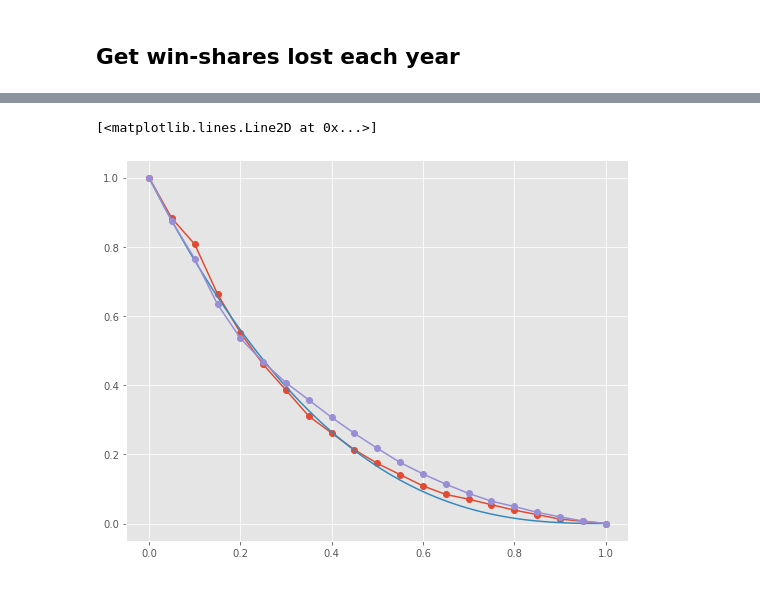
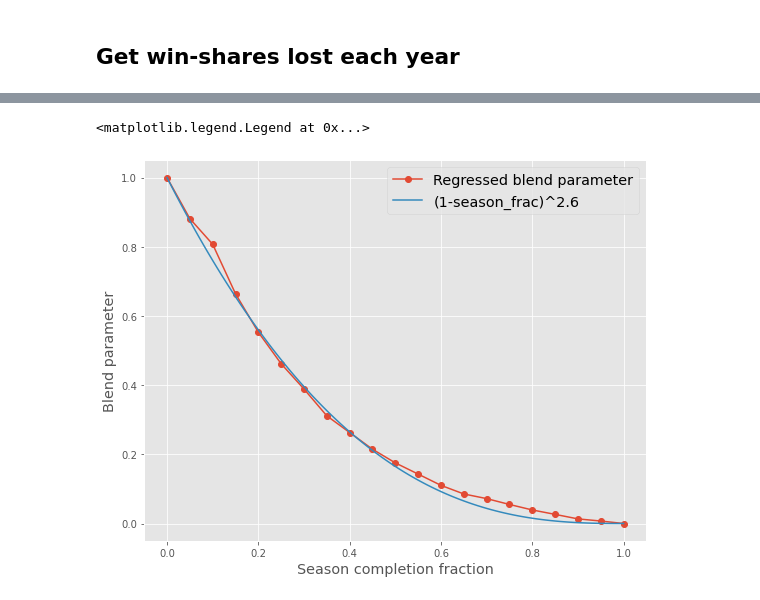
Before and after one commit to bjmarsh/WatchCBB, a Jupyter notebook: notebooks/preseason_prediction.ipynb, the cells around one changed output, grey strips where cells are left out. Saved outputs shown, nothing was run; the diff lists cells and outputs as text; code cells hidden in the pictures.

```diff
--- a/notebooks/preseason_prediction.ipynb
+++ b/notebooks/preseason_prediction.ipynb
@@ -230,8 +241,7 @@ df['recruit_score'] = df.rsci_recruit_points
 # df.recruit_score = 0.532/(df.recruit_score - 0.765)**0.436
 # df.recruit_score = np.log10(df.recruit_score+1)
 
-df_tmp = df
-# df_tmp = df.loc[df.rsci_recruit_points > 0]
+df_tmp = df[df.year != PREDICT_YEAR]
 
 models = {
     "linreg_baseline" : ['yearm1_eff'],
@@ -243,7 +253,7 @@ models = {
     "xgb2" : ['yearm1_eff','yearm2_eff','wshares_lost','wshares_transfer','recruit_score'],
 }
 model_scores = defaultdict(list)
-years = sorted(df.year.unique())
+years = sorted(df_tmp.year.unique())
 NVALID = 1
 start_years = years[:len(years)-NVALID+1:NVALID]
 for start_valid in start_years:
@@ -276,6 +286,8 @@ for name,scores in sorted(model_scores.items(), key=lambda x:np.mean(x[1]), reve
     print(f'{np.mean(scores):.2f} {name}')
     plt.errorbar(xs+NVALID/2.0, scores, xerr=NVALID/2.0, fmt='o', lw=2, label=name)
 plt.gca().set_xlim(2010,2021)
+plt.xlabel('validation year')
+plt.ylabel('Root mean squared error')
 plt.legend()
 # %% [output]
 linreg_baseline [0.82268595] 0.06170868892096781
@@ -346,11 +358,11 @@ Fitting 3 folds for each of 270 candidates, totalling 810 fits
 # %%
 cols = ['yearm1_eff','yearm2_eff','wshares_lost','wshares_transfer','recruit_score']
-# MODEL = LinearRegression()
-MODEL = XGBRegressor(learning_rate=0.05, max_depth=2, min_child_weight=15,
-                     subsample=0.5, n_estimators=250, objective='reg:squarederror')
+MODEL = LinearRegression()
+# MODEL = XGBRegressor(learning_rate=0.05, max_depth=2, min_child_weight=15,
+#                      subsample=0.5, n_estimators=250, objective='reg:squarederror')
 preds = []
 for year in df.year.unique():
-    train_years = sorted(set(df.year.unique())-set([year]))
+    train_years = sorted(set(df.year.unique())-set([year, PREDICT_YEAR]))
     valid_years = [year]
     X_train = df.loc[df.year.isin(train_years)][cols]
     y_train = df.loc[df.year.isin(train_years)].final_eff
@@ -359,4 +371,8 @@ for year in df.year.unique():
     MODEL.fit(X_train.values, y_train)
     preds += MODEL.predict(X_valid.values).tolist()
 df["pred_eff"] = preds
+if isinstance(MODEL, LinearRegression):
+    for i,col in enumerate(cols):
+        df["contrib_"+col] = MODEL.coef_[i] * df[col]
+    df['intercept'] = MODEL.intercept_
 # %%
@@ -371,5 +389,5 @@ print(np.mean(df.pred_eff))
 # %%
-fig,axs = plt.subplots(2,3,figsize=(15,6))
+fig,axs = plt.subplots(2,3,figsize=(12,6))
 axs = axs.flatten()
 for i,c in enumerate(cols):
     df['dummy'] = df[c].median()
@@ -380,7 +398,10 @@ for i,c in enumerate(cols):
     X_mod = df[cols_mod]
     pred = MODEL.predict(X.values)
     pred_mod = MODEL.predict(X_mod.values)
-    axs[i].scatter(df[c], pred-pred_mod, alpha=0.2)
+    axs[i].scatter(df[c], pred-pred_mod, alpha=0.2, s=10)
+    axs[i].set_xlabel(c)
+    axs[i].set_ylabel('delta(prediction)')
+fig.tight_layout()
 # %% [output]
 ['dummy', 'yearm2_eff', 'wshares_lost', 'wshares_transfer', 'recruit_score']
 ['yearm1_eff', 'dummy', 'wshares_lost', 'wshares_transfer', 'recruit_score']
@@ -391,5 +412,6 @@ for i,c in enumerate(cols):
 # %%
-linreg.fit(df.yearm1_pace.values.reshape(-1,1), df.final_pace)
+df_tmp = df[df.year != PREDICT_YEAR]
+linreg.fit(df_tmp.yearm1_pace.values.reshape(-1,1), df_tmp.final_pace)
 print(linreg.coef_, linreg.intercept_)
 df["pred_pace"] = linreg.predict(df.yearm1_pace.values.reshape(-1,1))
 plt.figure(figsize=(5,5))
@@ -468,12 +490,15 @@ for FRAC in np.arange(0.05,0.96,0.05):
 # %%
 plt.figure(figsize=(9,7))
 pvals = [x[1] for x in ps]
 pvals_pace = [x[2] for x in ps]
 xs = np.linspace(0,1,101)
 ys = (1-xs)**2.6
-plt.plot(np.arange(0,1.01,0.05), [1]+pvals+[0], 'o-')
-plt.plot(xs, ys, '-')
-plt.plot(np.arange(0,1.01,0.05), [1]+pvals_pace+[0], 'o-')
+plt.plot(np.arange(0,1.01,0.05), [1]+pvals+[0], 'o-', label='Regressed blend parameter')
+plt.plot(xs, ys, '-', label='(1-season_frac)^2.6')
+# plt.plot(np.arange(0,1.01,0.05), [1]+pvals_pace+[0], 'o-')
+plt.xlabel('Season completion fraction', fontsize='x-large')
+plt.ylabel('Blend parameter', fontsize='x-large')
+plt.legend(fontsize='x-large')
 # %% [output]
-[<matplotlib.lines.Line2D at 0x...>]
+<matplotlib.legend.Legend at 0x...>
-[figure, old version]
+[figure, new version]
```
Also changed, not shown: parts of 17 cells of this notebook, 6 other files.
